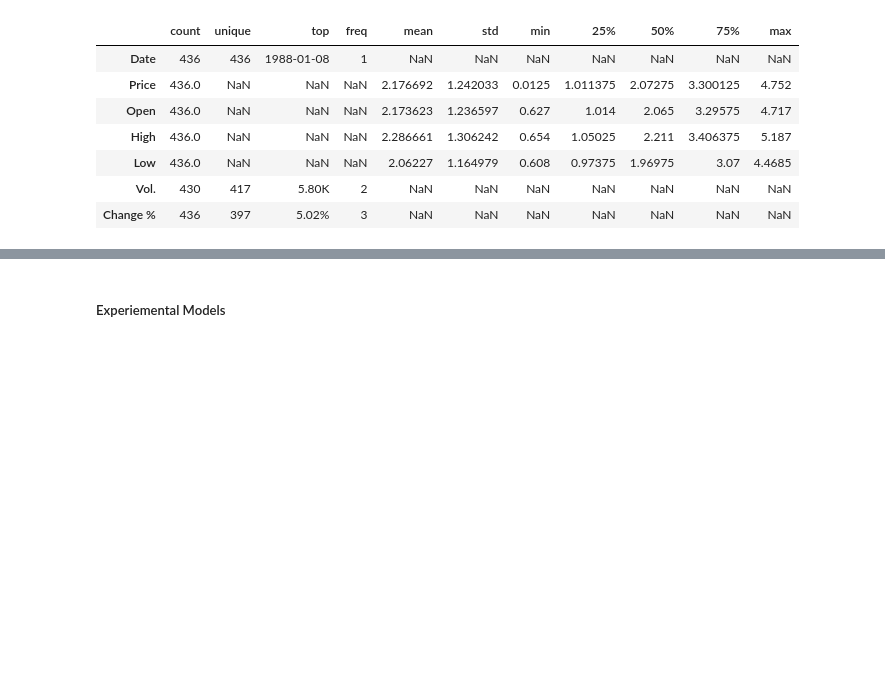
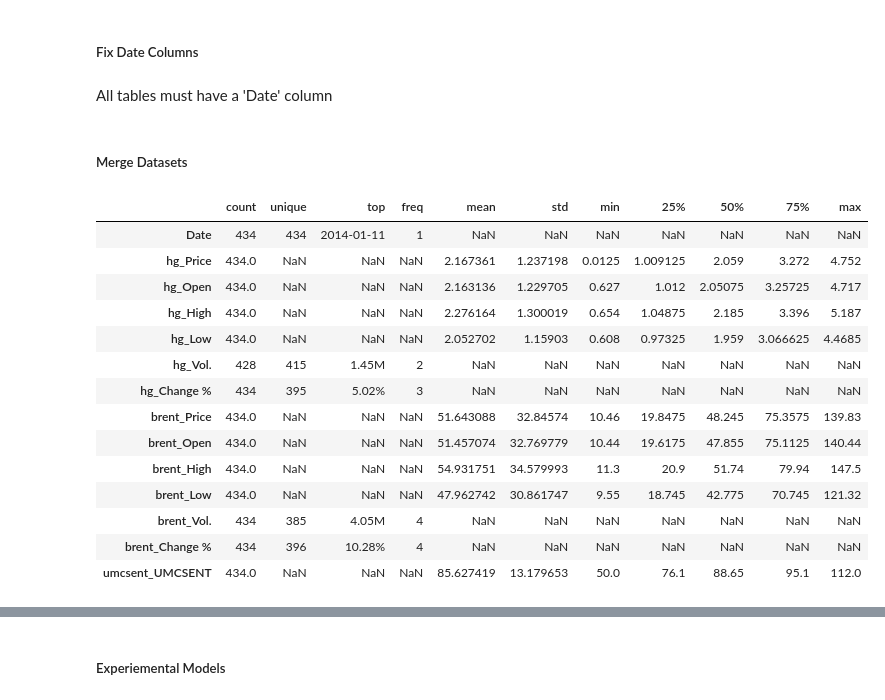
Before and after one commit to neal-logan/ea-nasir, a Jupyter notebook: 01_eda.ipynb, the cells around one changed output, grey strips where cells are left out. Saved outputs shown, nothing was run; the diff lists cells and outputs as text; code cells hidden in the pictures; blank space fills up the shorter version.

```diff
--- a/01_eda.ipynb
+++ b/01_eda.ipynb
@@ -73,0 +62,4 @@ umcsent: (561, 2)
+# %% [markdown]
+##### Fix Date Columns
+# %% [markdown]
+All tables must have a 'Date' column
@@ -74,11 +70,62 @@ umcsent: (561, 2)
+# %% [markdown]
+##### Merge Datasets
+# %%
+from typing import Dict
+import pandas as pd
+
+# Merge multiple Ibis tables on the specific key
+# Adding prefixes to each column based on dataset name
+def merge_tables(
+        tables : Dict[str, ibis.Table],
+        join_key : str = 'Date',
+        join_type : str = 'inner'
+    ):
+
+    merged = None
+
+    for dataset_name in tables.keys():
+
+        # Get current dataset
+        current_dataset = tables[dataset_name]
+
+        # Add prefixes to each column based on the name of the dataset
+        names_map = {
+            f"{dataset_name}_{col}" : col
+             for col in current_dataset.columns
+             if col != join_key}
+        current_dataset = current_dataset.rename(names_map)
+
+        #Base case
+        if merged is None:
+            merged = current_dataset
+        else:
+            # Join the datasets on date
+            merged = ibis.join(
+                left = merged,
+                right = current_dataset,
+                predicates = join_key,
+                how = join_type,
+                lname = '{name}',
+                rname = dataset_name + '_{name}') # Rename incoming data - only works if there's a collision
+
+    return merged
+# %%
+data = merge_tables(imported_datasets, 'Date')
 # %%
-datasets['hg'].to_pandas().describe(include='all').T
+data.to_pandas().describe(include='all').T
 # %% [output]
 |  | count | unique | top | freq | mean | std | min | 25% | 50% | 75% | max |
-| Date | 436 | 436 | 1988-01-08 | 1 | NaN | NaN | NaN | NaN | NaN | NaN | NaN |
-| Price | 436.0 | NaN | NaN | NaN | 2.176692 | 1.242033 | 0.0125 | 1.011375 | 2.07275 | 3.300125 | 4.752 |
-| Open | 436.0 | NaN | NaN | NaN | 2.173623 | 1.236597 | 0.627 | 1.014 | 2.065 | 3.29575 | 4.717 |
-| High | 436.0 | NaN | NaN | NaN | 2.286661 | 1.306242 | 0.654 | 1.05025 | 2.211 | 3.406375 | 5.187 |
-| Low | 436.0 | NaN | NaN | NaN | 2.06227 | 1.164979 | 0.608 | 0.97375 | 1.96975 | 3.07 | 4.4685 |
-| Vol. | 430 | 417 | 5.80K | 2 | NaN | NaN | NaN | NaN | NaN | NaN | NaN |
-| Change % | 436 | 397 | 5.02% | 3 | NaN | NaN | NaN | NaN | NaN | NaN | NaN |
+| Date | 434 | 434 | 2014-01-11 | 1 | NaN | NaN | NaN | NaN | NaN | NaN | NaN |
+| hg_Price | 434.0 | NaN | NaN | NaN | 2.167361 | 1.237198 | 0.0125 | 1.009125 | 2.059 | 3.272 | 4.752 |
+| hg_Open | 434.0 | NaN | NaN | NaN | 2.163136 | 1.229705 | 0.627 | 1.012 | 2.05075 | 3.25725 | 4.717 |
+| hg_High | 434.0 | NaN | NaN | NaN | 2.276164 | 1.300019 | 0.654 | 1.04875 | 2.185 | 3.396 | 5.187 |
+| hg_Low | 434.0 | NaN | NaN | NaN | 2.052702 | 1.15903 | 0.608 | 0.97325 | 1.959 | 3.066625 | 4.4685 |
+| hg_Vol. | 428 | 415 | 1.45M | 2 | NaN | NaN | NaN | NaN | NaN | NaN | NaN |
+| hg_Change % | 434 | 395 | 5.02% | 3 | NaN | NaN | NaN | NaN | NaN | NaN | NaN |
+| brent_Price | 434.0 | NaN | NaN | NaN | 51.643088 | 32.84574 | 10.46 | 19.8475 | 48.245 | 75.3575 | 139.83 |
+| brent_Open | 434.0 | NaN | NaN | NaN | 51.457074 | 32.769779 | 10.44 | 19.6175 | 47.855 | 75.1125 | 140.44 |
+| brent_High | 434.0 | NaN | NaN | NaN | 54.931751 | 34.579993 | 11.3 | 20.9 | 51.74 | 79.94 | 147.5 |
+| brent_Low | 434.0 | NaN | NaN | NaN | 47.962742 | 30.861747 | 9.55 | 18.745 | 42.775 | 70.745 | 121.32 |
+| brent_Vol. | 434 | 385 | 4.05M | 4 | NaN | NaN | NaN | NaN | NaN | NaN | NaN |
+| brent_Change % | 434 | 396 | 10.28% | 4 | NaN | NaN | NaN | NaN | NaN | NaN | NaN |
+| umcsent_UMCSENT | 434.0 | NaN | NaN | NaN | 85.627419 | 13.179653 | 50.0 | 76.1 | 88.65 | 95.1 | 112.0 |
```
Also changed, not shown: parts of 41 cells of this notebook, 16 other files.
